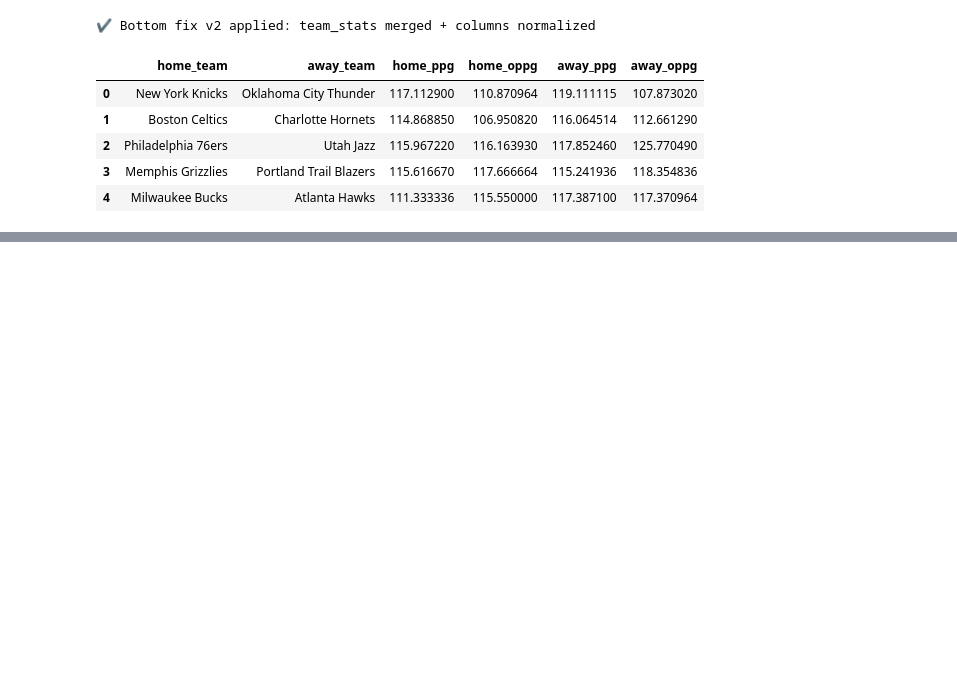
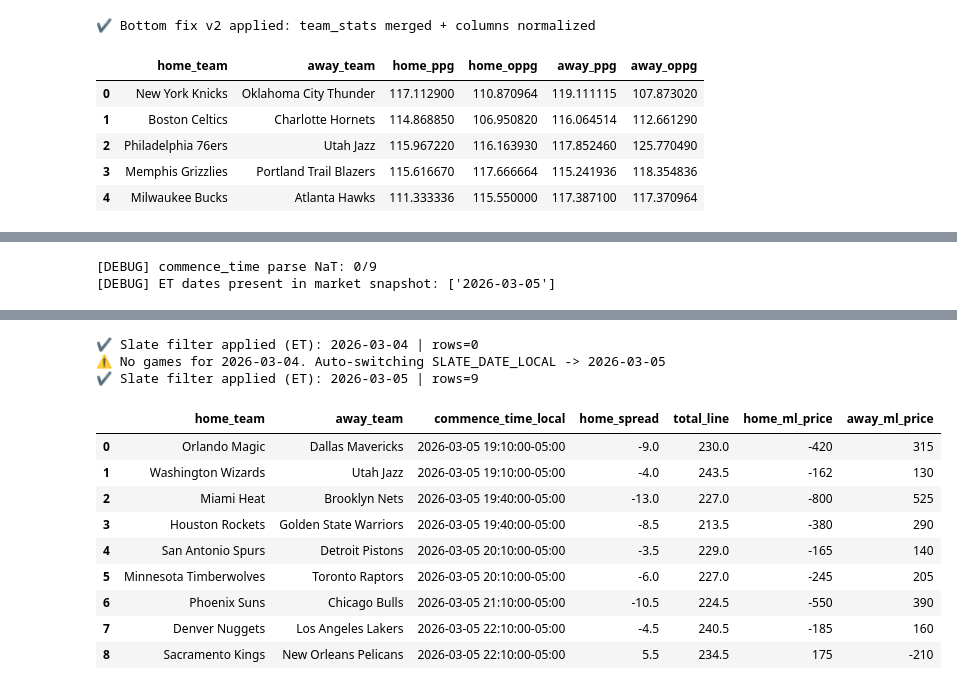
Before and after one commit to dchav12/New-stable-, a Jupyter notebook: NBA_STABLE.ipynb, the cells around one changed output, grey strips where cells are left out. Drawn from its saved outputs; the diff is of its cells as text; code cells hidden in the pictures; blank space fills up the shorter version.

```diff
--- a/NBA_STABLE.ipynb
+++ b/NBA_STABLE.ipynb
@@ -19426,0 +20063,60 @@ Model%: 53.3% | Edge: 1.0% | Fair: -114
+# %%
+import pandas as pd
+import pytz
+
+LOCAL_TZ = "America/New_York"     # ET
+SLATE_DATE_LOCAL = "2026-03-04"   # your intended slate date
+
+if "market_df" not in globals() or market_df is None or len(market_df) == 0:
+    raise RuntimeError("market_df not found. Run the Odds API pull cell first.")
+
+m = market_df.copy()
+
+# --- find time column ---
+time_col = None
+for c in ["commence_time", "start_time", "game_time", "kickoff_time"]:
+    if c in m.columns:
+        time_col = c
+        break
+if time_col is None:
+    raise RuntimeError(f"No time column found. market_df cols={list(m.columns)}")
+
+# --- parse -> UTC -> ET ---
+m["commence_time_utc"] = pd.to_datetime(m[time_col], utc=True, errors="coerce")
+nat_ct = int(m["commence_time_utc"].isna().sum())
+print(f"[DEBUG] commence_time parse NaT: {nat_ct}/{len(m)}")
+
+et = pytz.timezone(LOCAL_TZ)
+m["commence_time_local"] = m["commence_time_utc"].dt.tz_convert(et)
+m["slate_date_local"] = m["commence_time_local"].dt.date.astype("string")
+
+# --- show what dates actually exist ---
+dates_present = m["slate_date_local"].dropna().unique().tolist()
+dates_present = sorted([str(x) for x in dates_present])
+print("[DEBUG] ET dates present in market snapshot:", dates_present)
+
+# --- show games (so you can eyeball) ---
+show_cols = [c for c in ["home_team","away_team",time_col,"commence_time_utc","commence_time_local","slate_date_local"] if c in m.columns]
+display(m[show_cols].sort_values("commence_time_local").reset_index(drop=True))
+
+# --- attempt filter ---
+games_df = m[m["slate_date_local"] == SLATE_DATE_LOCAL].copy().reset_index(drop=True)
+print(f"✔ Slate filter applied (ET): {SLATE_DATE_LOCAL} | rows={len(games_df)}")
+
+# --- AUTO FIX: if empty, pick the most common slate date and continue ---
+if len(games_df) == 0:
+    if len(dates_present) == 0:
+        raise RuntimeError("All commence_time values failed to parse. Fix Odds API pull (commence_time missing or not ISO).")
+
+    suggested = str(m["slate_date_local"].value_counts().idxmax())
+    print(f"⚠️ No games for {SLATE_DATE_LOCAL}. Auto-switching SLATE_DATE_LOCAL -> {suggested}")
+    SLATE_DATE_LOCAL = suggested
+    games_df = m[m["slate_date_local"] == SLATE_DATE_LOCAL].copy().reset_index(drop=True)
+    print(f"✔ Slate filter applied (ET): {SLATE_DATE_LOCAL} | rows={len(games_df)}")
+
+# final sanity view
+display(games_df[["home_team","away_team","commence_time_local","home_spread","total_line","home_ml_price","away_ml_price"]]
+        .sort_values("commence_time_local").reset_index(drop=True))
+# %% [output]
+[DEBUG] commence_time parse NaT: 0/9
+[DEBUG] ET dates present in market snapshot: ['2026-03-05']
@@ -19426,0 +20133,13 @@ Model%: 53.3% | Edge: 1.0% | Fair: -114
+✔ Slate filter applied (ET): 2026-03-04 | rows=0
+⚠️ No games for 2026-03-04. Auto-switching SLATE_DATE_LOCAL -> 2026-03-05
+✔ Slate filter applied (ET): 2026-03-05 | rows=9
+|  | home_team | away_team | commence_time_local | home_spread | total_line | home_ml_price | away_ml_price |
+| 0 | Orlando Magic | Dallas Mavericks | 2026-03-05 19:10:00-05:00 | -9.0 | 230.0 | -420 | 315 |
+| 1 | Washington Wizards | Utah Jazz | 2026-03-05 19:10:00-05:00 | -4.0 | 243.5 | -162 | 130 |
+| 2 | Miami Heat | Brooklyn Nets | 2026-03-05 19:40:00-05:00 | -13.0 | 227.0 | -800 | 525 |
+| 3 | Houston Rockets | Golden State Warriors | 2026-03-05 19:40:00-05:00 | -8.5 | 213.5 | -380 | 290 |
+| 4 | San Antonio Spurs | Detroit Pistons | 2026-03-05 20:10:00-05:00 | -3.5 | 229.0 | -165 | 140 |
+| 5 | Minnesota Timberwolves | Toronto Raptors | 2026-03-05 20:10:00-05:00 | -6.0 | 227.0 | -245 | 205 |
+| 6 | Phoenix Suns | Chicago Bulls | 2026-03-05 21:10:00-05:00 | -10.5 | 224.5 | -550 | 390 |
+| 7 | Denver Nuggets | Los Angeles Lakers | 2026-03-05 22:10:00-05:00 | -4.5 | 240.5 | -185 | 160 |
+| 8 | Sacramento Kings | New Orleans Pelicans | 2026-03-05 22:10:00-05:00 | 5.5 | 234.5 | 175 | -210 |
```
Also changed, not shown: parts of 18 cells of this notebook.
